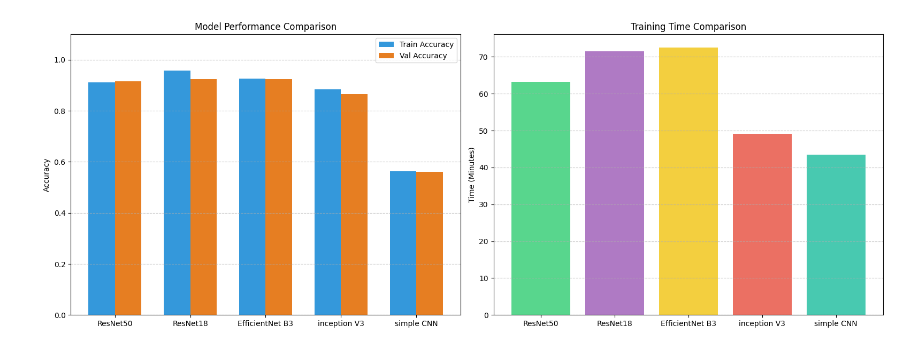
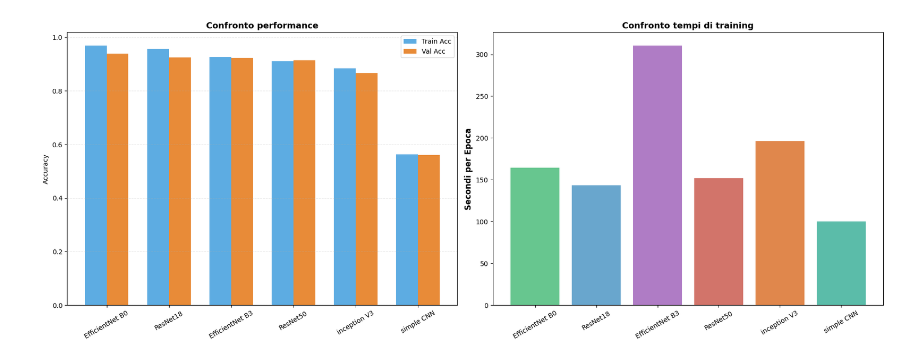
Before and after one commit to andreaspagnolo/progetto_aml, a Jupyter notebook: compare_fineTuning_models.ipynb, the cells around one changed output. Drawn from its saved outputs; the diff is of its cells as text; code cells hidden in the pictures.

Commit message:
fix plot time of training normalize for the epoch

```diff
--- a/compare_fineTuning_models.ipynb
+++ b/compare_fineTuning_models.ipynb
@@ -8,67 +8,85 @@ models_data = [
         "name": "ResNet50",
         "train_acc": 0.9112,
         "val_acc": 0.9151,
-        "time_min": 63.18
+        "time_min": 63.18,
+        "epochs": 25
     },
     {
-        "name": "ResNet18",
+        "name": "ResNet18", # da sistemare eseguendo su kaggle
         "train_acc": 0.9569,
         "val_acc": 0.9246,
-        "time_min": 71.58
+        "time_min": 71.58,
+        "epochs": 30
     },
     {
         "name": "EfficientNet B3",
         "train_acc": 0.9262,
         "val_acc": 0.9237,
-        "time_min": 72.5
+        "time_min": 72.5,
+        "epochs": 14
     },
     {
         "name": "inception V3",
         "train_acc": 0.8848,
         "val_acc": 0.8657,
-        "time_min": 49.08
+        "time_min": 49.08,
+        "epochs": 15
     },
     {
         "name": "simple CNN",
         "train_acc": 0.5630,
         "val_acc": 0.5615,
-        "time_min": 43.50
+        "time_min": 43.50,
+        "epochs": 26
+    },
+    {
+        "name": "EfficientNet B0",
+        "train_acc": 0.9701,
+        "val_acc": 0.9402,
+        "time_min": 79.59,
+        "epochs": 29
     }
 ]
 
-# Extracting lists for plotting
+# Ordiniamo i modelli per accuratezza di validazione decrescente
+models_data = sorted(models_data, key=lambda x: x['val_acc'], reverse=True)
+
 names = [m["name"] for m in models_data]
 train_accs = [m["train_acc"] for m in models_data]
 val_accs = [m["val_acc"] for m in models_data]
-times = [m["time_min"] for m in models_data]
+total_times = [m["time_min"] for m in models_data]
+epochs = [m["epochs"] for m in models_data]
+
+# Calcoliamo il tempo medio per singola epoca (in secondi)
+time_per_epoch_sec = [(m["time_min"] * 60) / m["epochs"] for m in models_data]
 
 # 2. PLOTTING
-fig, (ax1, ax2) = plt.subplots(1, 2, figsize=(16, 6))
+fig, (ax1, ax2) = plt.subplots(1, 2, figsize=(18, 7))
 x = np.arange(len(names))
 width = 0.35
 
-# --- Plot 1: Accuracy Comparison ---
-ax1.bar(x - width/2, train_accs, width, label='Train Accuracy', color='#3498db')
-ax1.bar(x + width/2, val_accs, width, label='Val Accuracy', color='#e67e22')
+# --- Grafico 1: Accuratezza (Ordinata) ---
+ax1.bar(x - width/2, train_accs, width, label='Train Acc', color='#3498db', alpha=0.8)
+ax1.bar(x + width/2, val_accs, width, label='Val Acc', color='#e67e22', alpha=0.9)
+ax1.set_ylabel('Accuracy')
+ax1.set_title('Confronto performance', fontsize=13, fontweight='bold')
+ax1.set_xticks(x)
+ax1.set_xticklabels(names, rotation=30)
+ax1.legend()
+ax1.grid(axis='y', linestyle='--', alpha=0.3)
 
-ax1.set_ylabel('Accuracy')
-ax1.set_title('Model Performance Comparison')
-ax1.set_xticks(x)
-ax1.set_xticklabels(names)
-ax1.set_ylim(0, 1.1) # Accuracies are between 0 and 1
-ax1.legend()
-ax1.grid(axis='y', linestyle='--', alpha=0.7)
+colori = ['#27ae60', '#2980b9', '#8e44ad', '#c0392b', '#d35400', '#16a085']
 
-# --- Plot 2: Training Time Comparison ---
-colors = ['#2ecc71', '#9b59b6', '#f1c40f', '#e74c3c', '#1abc9c']
-ax2.bar(names, times, color=colors[:len(names)], alpha=0.8)
+# Barre: Tempo per singola epoca
+bars = ax2.bar(x, time_per_epoch_sec, color=colori, alpha=0.7, label='Secondi per Epoca')
+ax2.set_ylabel('Secondi per Epoca', fontsize=12, fontweight='bold')
+ax2.tick_params(axis='y')
 
-ax2.set_ylabel('Time (Minutes)')
-ax2.set_title('Training Time Comparison')
-ax2.grid(axis='y', linestyle='--', alpha=0.7)
-
+ax2.set_title('Confronto tempi di training', fontsize=13, fontweight='bold')
+ax2.set_xticks(x)
+ax2.set_xticklabels(names, rotation=30)
 
 plt.tight_layout()
 plt.show()
 # %% [output]
-[figure, old version]
+[figure, new version]
```
